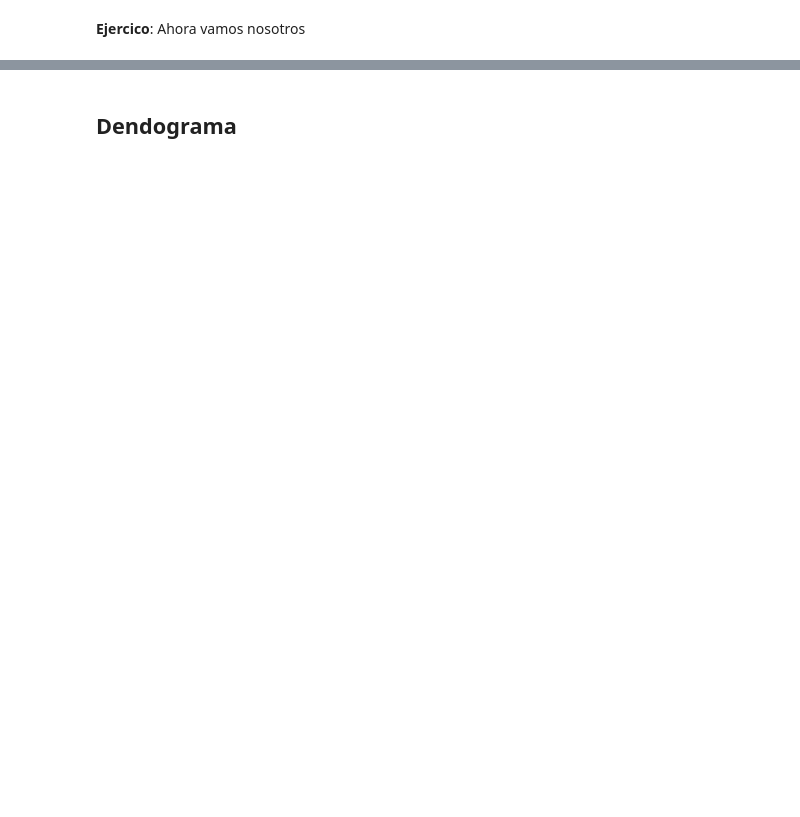
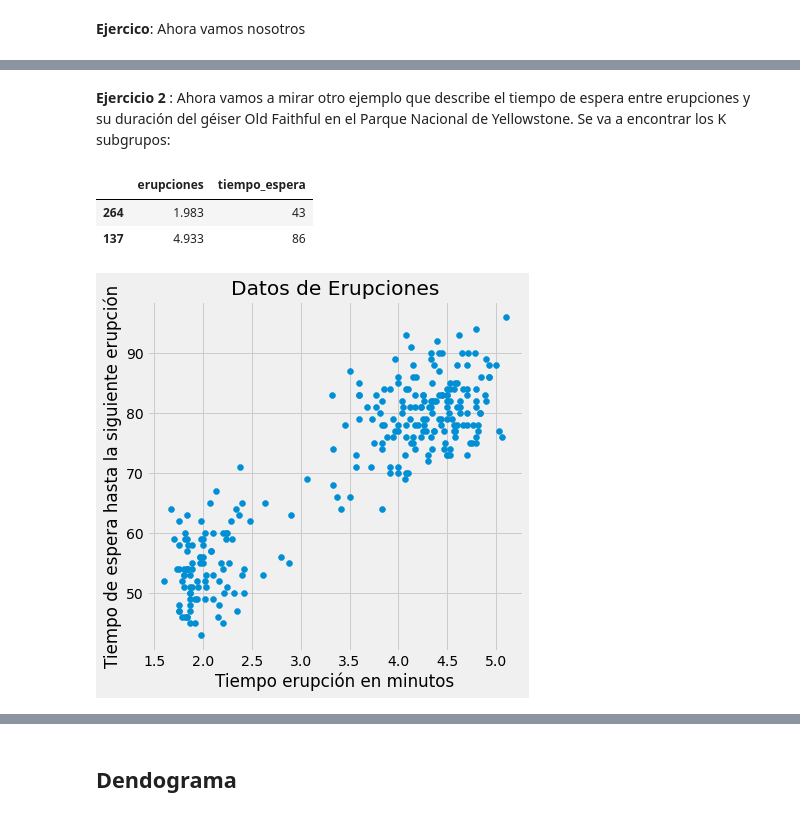
Before and after one commit to julian-masdatascience/ML, a Jupyter notebook: ML_No_Supervisado.ipynb, the cells around one changed output, grey strips where cells are left out. Saved outputs shown, nothing was run; the diff lists cells and outputs as text; code cells hidden in the pictures; blank space fills up the shorter version.

```diff
--- a/ML_No_Supervisado.ipynb
+++ b/ML_No_Supervisado.ipynb
@@ -118,0 +130,28 @@ plt.show()
+# %% [markdown]
+**Ejercicio 2** : Ahora vamos a mirar otro ejemplo que describe el tiempo de espera entre erupciones y su duración del géiser Old Faithful en el Parque Nacional de Yellowstone. Se va a encontrar los K subgrupos:
+# %%
+from sklearn.cluster import KMeans, SpectralClustering
+from sklearn.preprocessing import StandardScaler
+from sklearn.metrics import silhouette_samples, silhouette_score
+
+%matplotlib inline
+plt.style.use('fivethirtyeight')
+from warnings import filterwarnings
+filterwarnings('ignore')
+
+# Import the data
+df = pd.read_csv('https://github.com/julian-masdatascience/ML/raw/master/A_Z/DS/eruciones.txt')
+df.sample(2)
+# %% [output]
+|  | erupciones | tiempo_espera |
+| 264 | 1.983 | 43 |
+| 137 | 4.933 | 86 |
+# %%
+# Plot the data
+plt.figure(figsize=(6, 6))
+plt.scatter(df.iloc[:, 0], df.iloc[:, 1])
+plt.xlabel('Tiempo erupción en minutos')
+plt.ylabel('Tiempo de espera hasta la siguiente erupción')
+plt.title('Datos de Erupciones');
+# %% [output]
+[figure, added]
```
Also changed, not shown: parts of 36 cells of this notebook.
